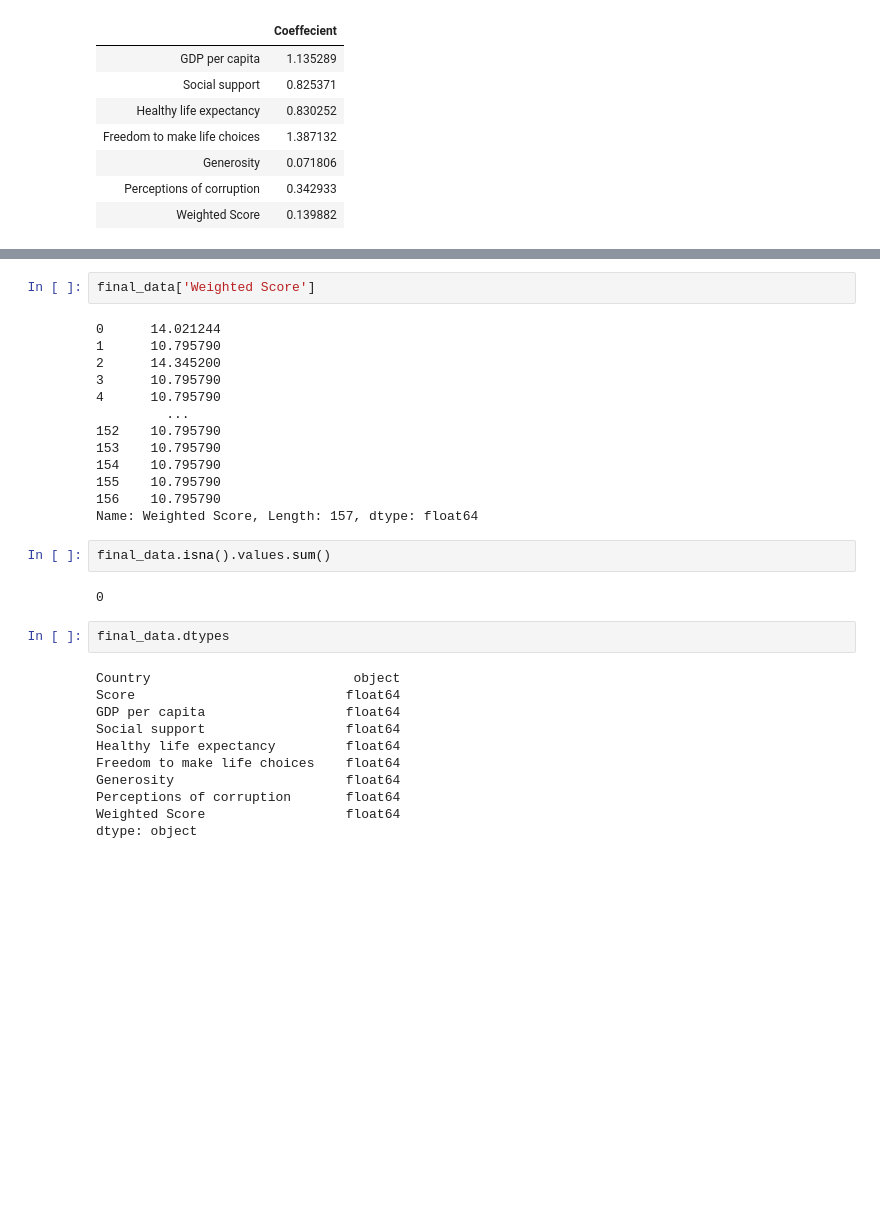
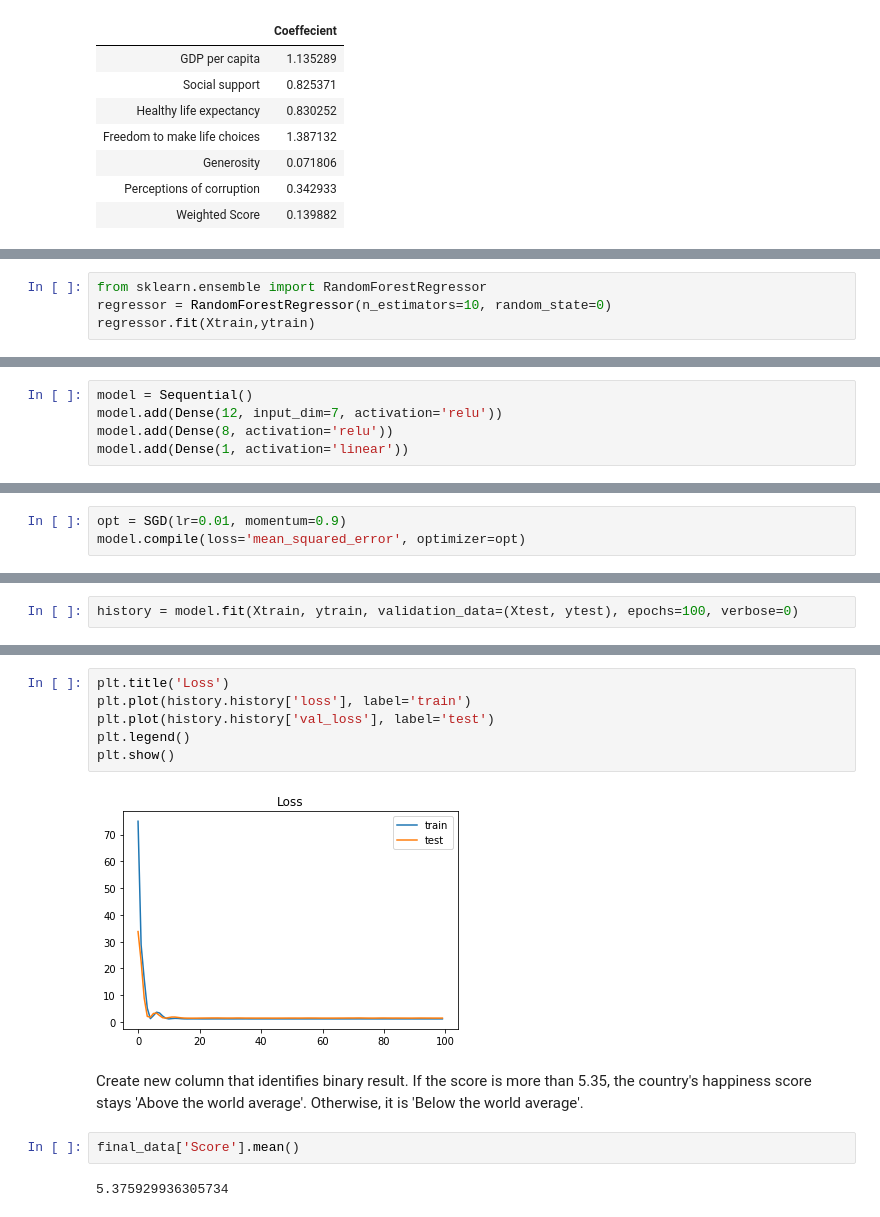
Before and after one commit to huonghuynh93/Python, a Jupyter notebook: NewProject.ipynb, the cells around one changed output, grey strips where cells are left out. Drawn from its saved outputs; the diff is of its cells as text; blank space fills up the shorter version.

```diff
--- a/NewProject.ipynb
+++ b/NewProject.ipynb
@@ -363,0 +375,4 @@ Index(['Country', 'Score', 'GDP per capita', 'Social support',
+# %%
+from sklearn.ensemble import RandomForestRegressor
+regressor = RandomForestRegressor(n_estimators=10, random_state=0)
+regressor.fit(Xtrain,ytrain)
@@ -363,0 +481,5 @@ Index(['Country', 'Score', 'GDP per capita', 'Social support',
+# %%
+model = Sequential()
+model.add(Dense(12, input_dim=7, activation='relu'))
+model.add(Dense(8, activation='relu'))
+model.add(Dense(1, activation='linear'))
@@ -363,0 +488,3 @@ Index(['Country', 'Score', 'GDP per capita', 'Social support',
+# %%
+opt = SGD(lr=0.01, momentum=0.9)
+model.compile(loss='mean_squared_error', optimizer=opt)
@@ -363,0 +493,2 @@ Index(['Country', 'Score', 'GDP per capita', 'Social support',
+# %%
+history = model.fit(Xtrain, ytrain, validation_data=(Xtest, ytest), epochs=100, verbose=0)
@@ -364,32 +505,14 @@ Index(['Country', 'Score', 'GDP per capita', 'Social support',
+# %%
+plt.title('Loss')
+plt.plot(history.history['loss'], label='train')
+plt.plot(history.history['val_loss'], label='test')
+plt.legend()
+plt.show()
+# %% [output]
+[figure, added]
+# %% [markdown]
+Create new column that identifies binary result. If the score is more than 5.35, the country's happiness score stays 'Above the world average'. Otherwise, it is 'Below the world average'.
 # %%
-final_data['Weighted Score']
+final_data['Score'].mean()
 # %% [output]
-0      14.021244
-1      10.795790
-2      14.345200
-3      10.795790
-4      10.795790
-         ...
-152    10.795790
-153    10.795790
-154    10.795790
-155    10.795790
-156    10.795790
-Name: Weighted Score, Length: 157, dtype: float64
+5.375929936305734
-# %%
-final_data.isna().values.sum()
-# %% [output]
-0
-# %%
-final_data.dtypes
-# %% [output]
-Country                          object
-Score                           float64
-GDP per capita                  float64
-Social support                  float64
-Healthy life expectancy         float64
-Freedom to make life choices    float64
-Generosity                      float64
-Perceptions of corruption       float64
-Weighted Score                  float64
-dtype: object
```
Also changed, not shown: parts of 62 cells of this notebook.
